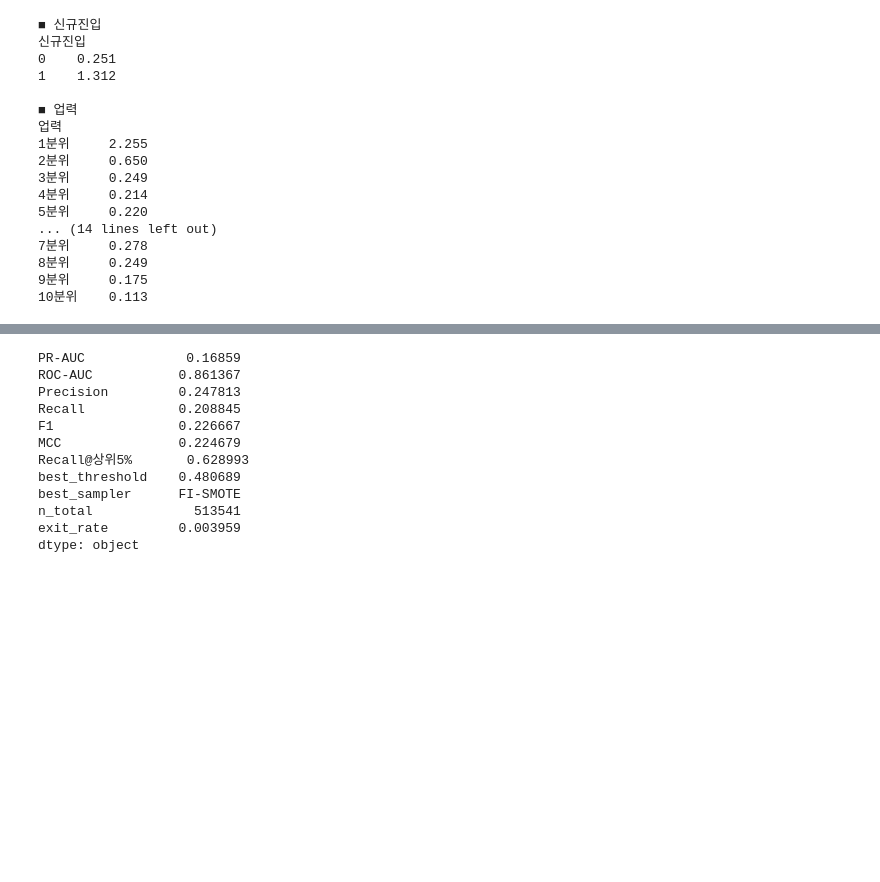
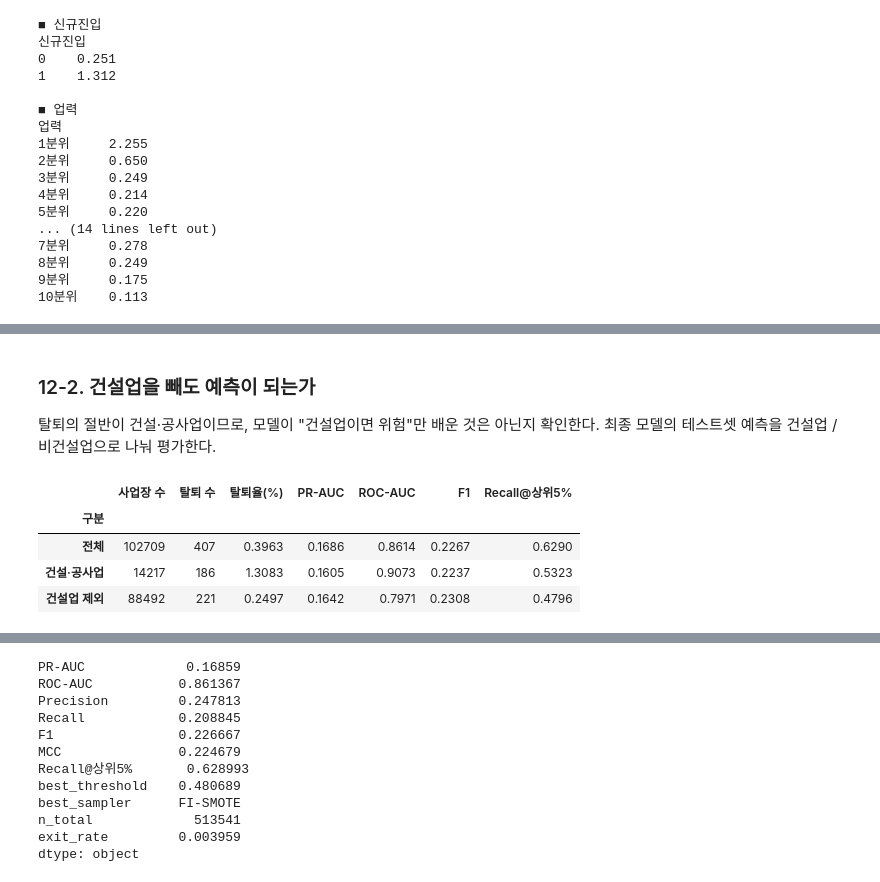
Before and after one commit to cholin3721/NPS-Workplace-Exit-Prediction, a Jupyter notebook: nps_exit_prediction.ipynb, the cells around one changed output, grey strips where cells are left out. Drawn from its saved outputs; the diff is of its cells as text; code cells hidden in the pictures; blank space fills up the shorter version.

```diff
--- a/nps_exit_prediction.ipynb
+++ b/nps_exit_prediction.ipynb
@@ -749,0 +921,20 @@ for col in fi.index[:3]:
+# %% [markdown]
+### 12-2. 건설업을 빼도 예측이 되는가
+탈퇴의 절반이 건설·공사업이므로, 모델이 "건설업이면 위험"만 배운 것은 아닌지 확인한다.
+최종 모델의 테스트셋 예측을 건설업 / 비건설업으로 나눠 평가한다.
+# %%
+is_con = df.loc[X_test.index, '건설업'].values == 1
+rows = []
+for name, mask in [('전체', np.ones(len(y_test), bool)), ('건설·공사업', is_con), ('건설업 제외', ~is_con)]:
+    r = evaluate(y_test[mask], prob[mask])
+    r.update({'구분': name, '사업장 수': int(mask.sum()), '탈퇴 수': int(y_test[mask].sum()),
+              '탈퇴율(%)': y_test[mask].mean() * 100})
+    rows.append(r)
+seg = pd.DataFrame(rows).set_index('구분')[['사업장 수', '탈퇴 수', '탈퇴율(%)', 'PR-AUC', 'ROC-AUC', 'F1', 'Recall@상위5%']]
+seg.round(4)
+# %% [output]
+|  | 사업장 수 | 탈퇴 수 | 탈퇴율(%) | PR-AUC | ROC-AUC | F1 | Recall@상위5% |
+| 구분 |  |  |  |  |  |  |  |
+| 전체 | 102709 | 407 | 0.3963 | 0.1686 | 0.8614 | 0.2267 | 0.6290 |
+| 건설·공사업 | 14217 | 186 | 1.3083 | 0.1605 | 0.9073 | 0.2237 | 0.5323 |
+| 건설업 제외 | 88492 | 221 | 0.2497 | 0.1642 | 0.7971 | 0.2308 | 0.4796 |
```
Also changed, not shown: parts of 17 cells of this notebook, 23 other files.
